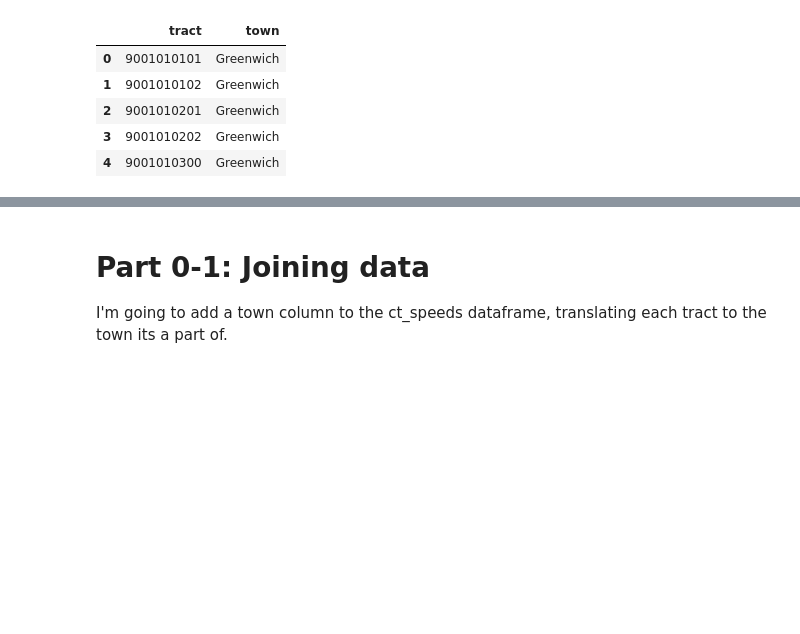
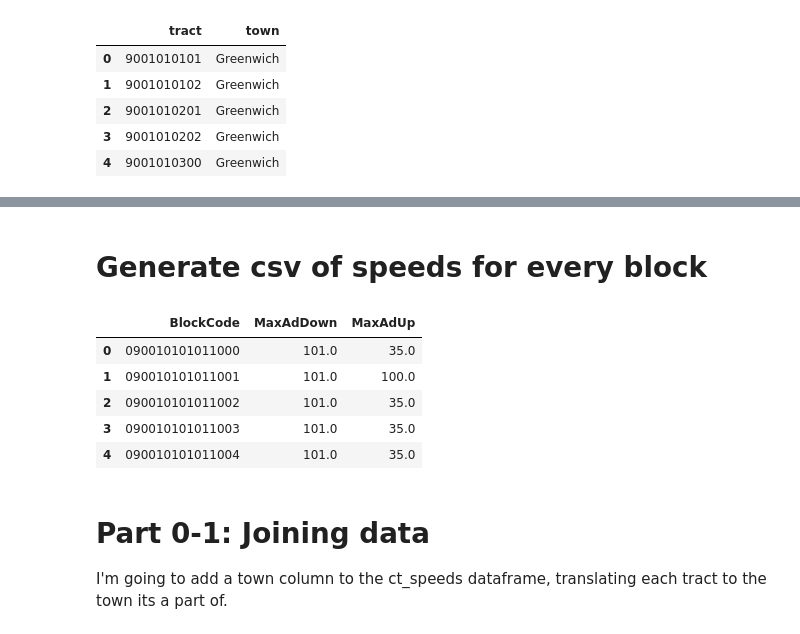
Before and after one commit to trendct-data/broadband-access-ct, a Jupyter notebook: Internet speeds by census block and town - 2016.ipynb, the cells around one changed output, grey strips where cells are left out. Saved outputs shown, nothing was run; the diff lists cells and outputs as text; code cells hidden in the pictures; blank space fills up the shorter version.

```diff
--- a/Internet speeds by census block and town - 2016.ipynb
+++ b/Internet speeds by census block and town - 2016.ipynb
@@ -41,6 +53,30 @@ ct_speeds.head()
 | 2 | 235492 | 20901 | 4335584 | MCI Communications Corporation | MCI | Verizon Communications Inc. | 131425 | Verizon Communications Inc. | ... |
 | 3 | 235493 | 20901 | 4335584 | MCI Communications Corporation | MCI | Verizon Communications Inc. | 131425 | Verizon Communications Inc. | ... |
 | 4 | 235494 | 20901 | 4335584 | MCI Communications Corporation | MCI | Verizon Communications Inc. | 131425 | Verizon Communications Inc. | ... |
+# %% [markdown]
+# Generate csv of speeds for every block
+# %%
+def block_speed_csv():
+
+    df = pd.read_csv("data/2016/CT-Fixed-Jun2016-v1.csv",
+                    dtype={'BlockCode': str})
+
+    df = df.groupby("BlockCode").agg({"MaxAdDown":max,
+                                    "MaxAdUp":max})
+
+    return df.reset_index()
+
+
+block_speed_csv().to_csv("output/block_speed_2016.csv",index=False)
+
+block_speed_csv().head()
+# %% [output]
+|  | BlockCode | MaxAdDown | MaxAdUp |
+| 0 | 090010101011000 | 101.0 | 35.0 |
+| 1 | 090010101011001 | 101.0 | 100.0 |
+| 2 | 090010101011002 | 101.0 | 35.0 |
+| 3 | 090010101011003 | 101.0 | 35.0 |
+| 4 | 090010101011004 | 101.0 | 35.0 |
 # %% [markdown]
 # Part 0-1: Joining data
 
```
Also changed, not shown: parts of 3 cells of this notebook, 39 other files.
